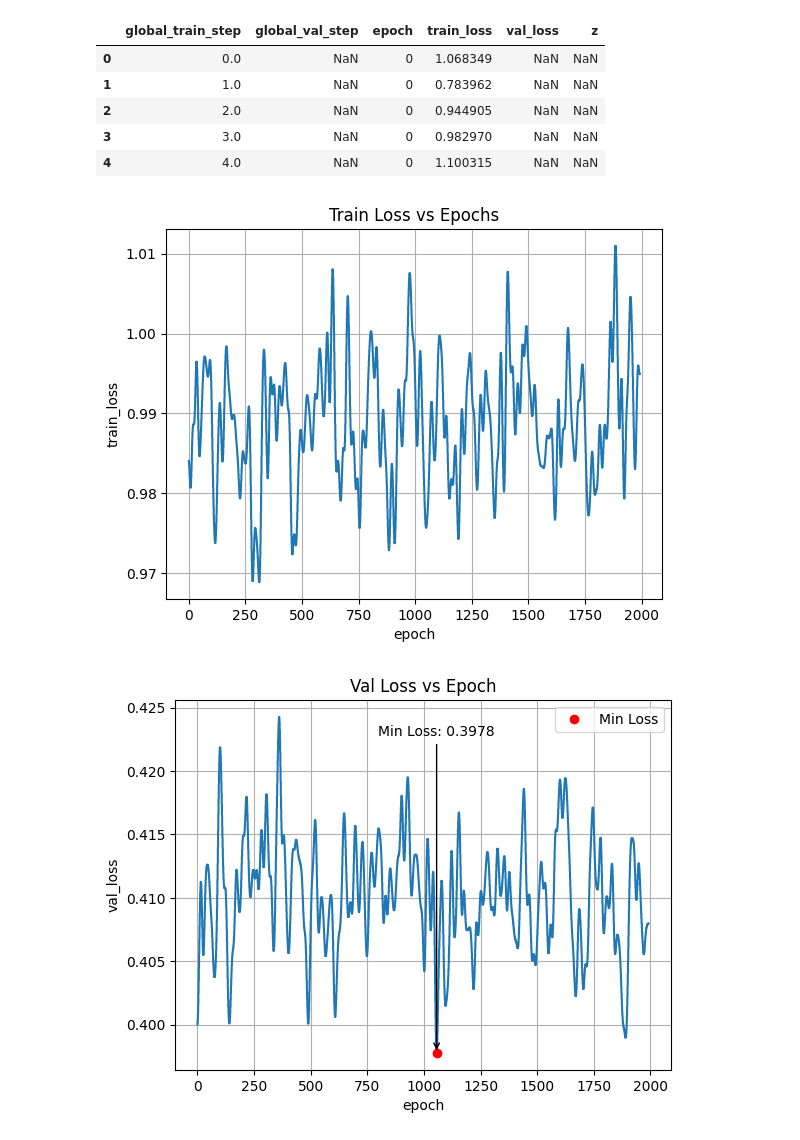
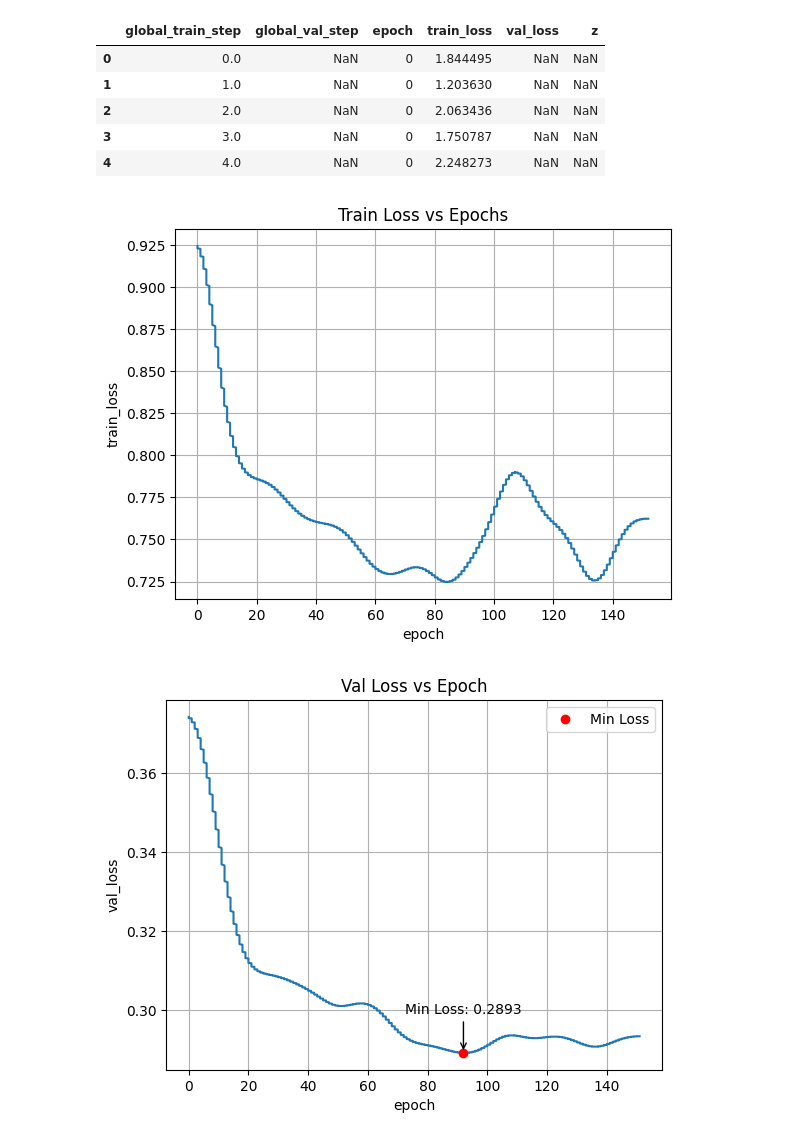
Before and after one commit to UNITES-Lab/sparse-cafm, a Jupyter notebook: _figures.ipynb, the cells around one changed output. Drawn from its saved outputs; the diff is of its cells as text; code cells hidden in the pictures.

```diff
--- a/_figures.ipynb
+++ b/_figures.ipynb
@@ -2,16 +2,16 @@
 import pandas as pd
 from matplotlib import pyplot as plt
 
-fp = "/playpen/mufan/levi/tianlong-chen-lab/material-super-resolution/__exps__/y-task-formulations/1. P(y | y_sparse)/2024-12-22_12-27-06_y_bar_y_sparse_ae/results.csv"
+fp = "/playpen/mufan/levi/tianlong-chen-lab/material-super-resolution/__exps__/y-task-formulations/1. P(y | y_sparse)/2024-12-23_07-56-03_y_bar_y_sparse_ae_v2/results.csv"
 df = pd.read_csv(fp)
 df.head()
 # %% [output]
 |  | global_train_step | global_val_step | epoch | train_loss | val_loss | z |
-| 0 | 0.0 | NaN | 0 | 1.068349 | NaN | NaN |
-| 1 | 1.0 | NaN | 0 | 0.783962 | NaN | NaN |
-| 2 | 2.0 | NaN | 0 | 0.944905 | NaN | NaN |
-| 3 | 3.0 | NaN | 0 | 0.982970 | NaN | NaN |
-| 4 | 4.0 | NaN | 0 | 1.100315 | NaN | NaN |
+| 0 | 0.0 | NaN | 0 | 1.844495 | NaN | NaN |
+| 1 | 1.0 | NaN | 0 | 1.203630 | NaN | NaN |
+| 2 | 2.0 | NaN | 0 | 2.063436 | NaN | NaN |
+| 3 | 3.0 | NaN | 0 | 1.750787 | NaN | NaN |
+| 4 | 4.0 | NaN | 0 | 2.248273 | NaN | NaN |
 # %%
 from matplotlib import pyplot as plt
 from scipy.ndimage import gaussian_filter1d
@@ -31,7 +31,7 @@ plt.title("Train Loss vs Epochs")
 plt.grid()
 plt.show()
 # %% [output]
-[figure, old version]
+[figure, new version]
 # %%
 import numpy as np
 import matplotlib.pyplot as plt
@@ -41,35 +41,35 @@ from scipy.ndimage import gaussian_filter1d
 _df = df[df["global_val_step"].notna()]
 
 val_steps = _df["epoch"].values
 val_losses = _df["val_loss"].values
 val_losses_smoothed = gaussian_filter1d(val_losses, sigma=SIGMA)
 
 # Identify the lowest point in the smoothed losses
 min_index = np.argmin(val_losses_smoothed)
 lowest_val_epoch = val_steps[min_index]
 lowest_val_loss = val_losses_smoothed[min_index]
 
 # Plot the smoothed loss
 plt.plot(val_steps, val_losses_smoothed)
 plt.xlabel("epoch")
 plt.ylabel("val_loss")
 plt.title("Val Loss vs Epoch")
 plt.grid(True)
 
 # Plot a red dot at the lowest loss point
 plt.plot(lowest_val_epoch, lowest_val_loss, 'ro', label='Min Loss')
 
 # Annotate the lowest loss value on the figure
 plt.annotate(f'Min Loss: {lowest_val_loss:.4f}',
              xy=(lowest_val_epoch, lowest_val_loss),
-             xytext=(lowest_val_epoch, lowest_val_loss + 0.025),
+             xytext=(lowest_val_epoch, lowest_val_loss + 0.010),
              arrowprops=dict(facecolor='black', arrowstyle='->'),
              ha='center')
 
 plt.legend()
 plt.show()
 # %% [output]
-[figure, old version]
+[figure, new version]
 # %%
 import numpy as np
 
```
Also changed, not shown: parts of 1 cell of this notebook, 16 other files.
